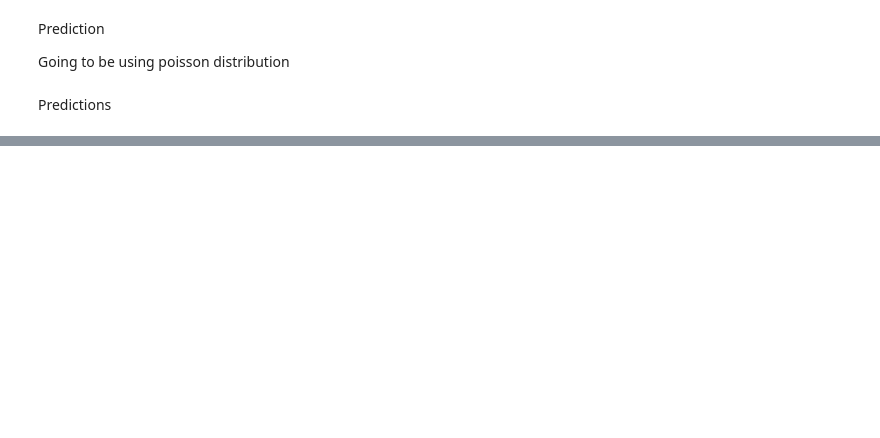
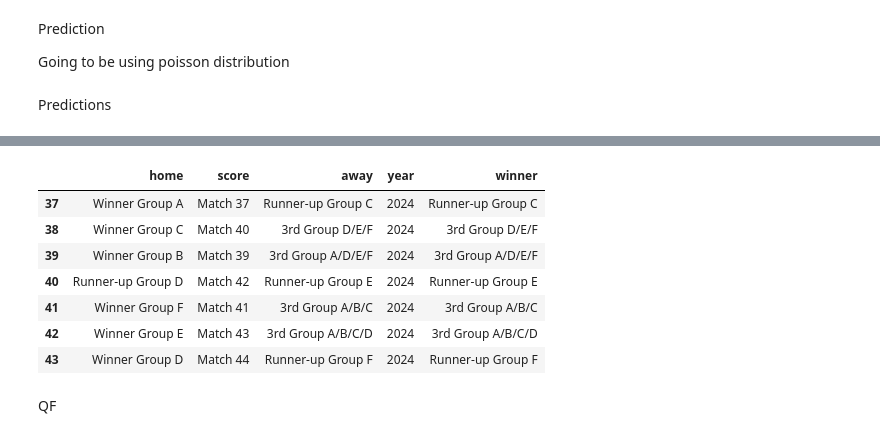
Before and after one commit to Prath07/Euro-2024, a Jupyter notebook: model.ipynb, the cells around one changed output, grey strips where cells are left out. Drawn from its saved outputs; the diff is of its cells as text; code cells hidden in the pictures; blank space fills up the shorter version.

```diff
--- a/model.ipynb
+++ b/model.ipynb
@@ -189,0 +268,24 @@ KeyError: 'Team'
+# %%
+def get_winner(df_fixture_updated):
+    for index, row in df_fixture_updated.iterrows():
+        home, away = row['home'], row['away']
+        points_home, points_away = predict_points(home, away)
+        if points_home > points_away:
+            winner = home
+        else:
+            winner = away
+        df_fixture_updated.loc[index, 'winner'] = winner
+    return df_fixture_updated
+# %%
+get_winner(df_fixture_knockout)
+# %% [output]
+|  | home | score | away | year | winner |
+| 37 | Winner Group A | Match 37 | Runner-up Group C | 2024 | Runner-up Group C |
+| 38 | Winner Group C | Match 40 | 3rd Group D/E/F | 2024 | 3rd Group D/E/F |
+| 39 | Winner Group B | Match 39 | 3rd Group A/D/E/F | 2024 | 3rd Group A/D/E/F |
+| 40 | Runner-up Group D | Match 42 | Runner-up Group E | 2024 | Runner-up Group E |
+| 41 | Winner Group F | Match 41 | 3rd Group A/B/C | 2024 | 3rd Group A/B/C |
+| 42 | Winner Group E | Match 43 | 3rd Group A/B/C/D | 2024 | 3rd Group A/B/C/D |
+| 43 | Winner Group D | Match 44 | Runner-up Group F | 2024 | Runner-up Group F |
+# %% [markdown]
+QF
```
Also changed, not shown: parts of 20 cells of this notebook, 2 other files.
